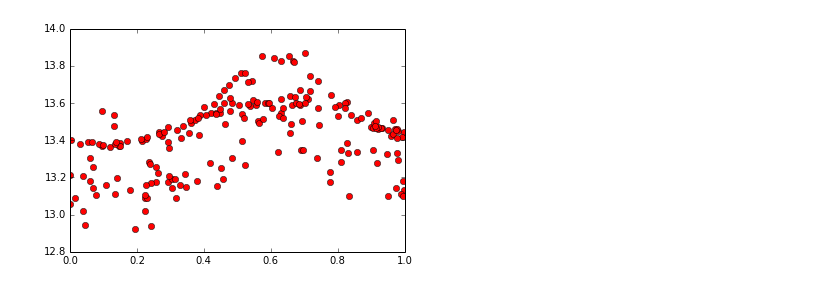
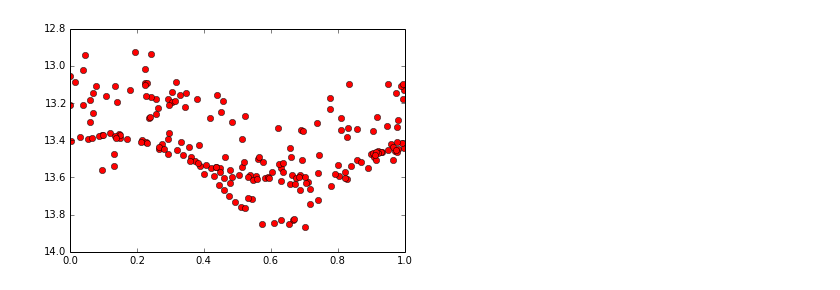
Before and after one commit to mstribitaka/MACHO_XRB_SEARCH, a Jupyter notebook: V4641_MACHO_Period_Search.ipynb, the cells around one changed output. Saved outputs shown, nothing was run; the diff lists cells and outputs as text; code cells hidden in the pictures.

```diff
--- a/V4641_MACHO_Period_Search.ipynb
+++ b/V4641_MACHO_Period_Search.ipynb
@@ -131,8 +143,10 @@ Name: period, dtype: float64
 # %%
-#the .9999 ones may be from sampling rate(?). The second signal is ~1.408 and the third is ~3.415
+#the P= .9999/ w = 6.2 ones may be from the window function(?). The second signal is P ~1.408 days/ w ~ 4.4
+#and the third is P ~3.415 days / w ~6.28
 #make some period folded light curves (am I doing this right?)
 
 plt.plot((t['Date'].values%(1.408714))/(1.408714), t['R'],'ro')
+plt.gca().invert_yaxis()
 plt.show()
 # %% [output]
-[figure, old version]
+[figure, new version]
```
Also changed, not shown: parts of 25 cells of this notebook, 1 other file.
